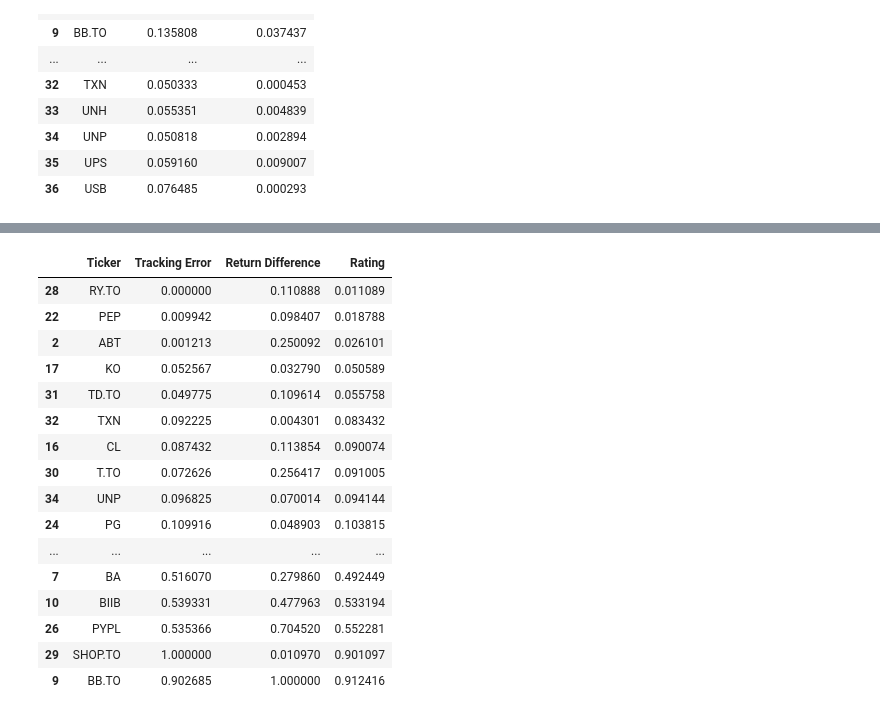
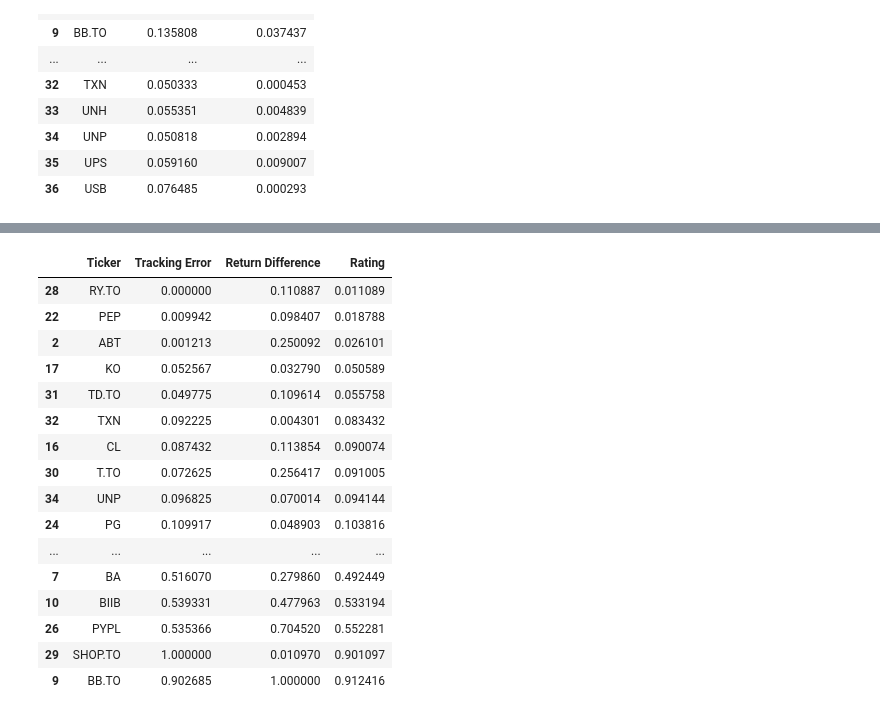
Before and after one commit to JiaxiZhao0927/CFM-Team-Project, a Jupyter notebook: teamProjectTester.ipynb, the cells around one changed output, grey strips where cells are left out. Cells and saved outputs as stored; diff of their text form; code cells hidden in the pictures.

```diff
--- a/teamProjectTester.ipynb
+++ b/teamProjectTester.ipynb
@@ -220,44 +223,43 @@ first
 # %%
 # Creating a function that sorts the stocks into 'ratings' based on their error and returns
 # A lower tracking error and lower deviation of returns should be prioritized
 # Sorts it from best to worst rating
 def stock_rating(df, weight_track, weight_return):
     rating = []
 
-    numstocks = len(df)
-    for i in range(numstocks):
-        df['Tracking Error'] = (df['Tracking Error'] - df['Tracking Error'].min()) / (df['Tracking Error'].max() - df['Tracking Error'].min())
-        df['Return Difference'] = (df['Return Difference'] - df['Return Difference'].min()) / (df['Return Difference'].max() - df['Return Difference'].min())
-        df['Rating'] = weight_track * df['Tracking Error'] + weight_return * df['Return Difference']
+    df['Tracking Error'] = (df['Tracking Error'] - df['Tracking Error'].min()) / (df['Tracking Error'].max() - df['Tracking Error'].min())
+    df['Return Difference'] = (df['Return Difference'] - df['Return Difference'].min()) / (df['Return Difference'].max() - df['Return Difference'].min())
+    df['Rating'] = weight_track * df['Tracking Error'] + weight_return * df['Return Difference']
+
 
     # Sort stocks from highest to lowest rating
     stocks_by_rating = df.sort_values(by='Rating')
 
     return stocks_by_rating
 
 first = stock_rating(error_return_df, 0.1, 0.9)
 # Testing the ratings when the tracking_error is weighted 0.3 and return difference is weighted 0.7
 second = stock_rating(error_return_df, 0.3, 0.7)
 # Testing the ratings when the tracking_error is weighted 0.5 and return difference is weighted 0.5
 third = stock_rating(error_return_df, 0.5, 0.5)
 # Testing the ratings when the tracking_error is weighted 0.7 and return difference is weighted 0.3
 fourth = stock_rating(error_return_df, 0.7, 0.3)
 # Testing the ratings when the weighting tracking_error is weighted 0.9 and return difference is weighted 0.1
 fifth = stock_rating(error_return_df, 0.9, 0.1)
 
 fifth
 # %% [output]
 |  | Ticker | Tracking Error | Return Difference | Rating |
-| 28 | RY.TO | 0.000000 | 0.110888 | 0.011089 |
+| 28 | RY.TO | 0.000000 | 0.110887 | 0.011089 |
 | 22 | PEP | 0.009942 | 0.098407 | 0.018788 |
 | 2 | ABT | 0.001213 | 0.250092 | 0.026101 |
 | 17 | KO | 0.052567 | 0.032790 | 0.050589 |
 | 31 | TD.TO | 0.049775 | 0.109614 | 0.055758 |
 | 32 | TXN | 0.092225 | 0.004301 | 0.083432 |
 | 16 | CL | 0.087432 | 0.113854 | 0.090074 |
-| 30 | T.TO | 0.072626 | 0.256417 | 0.091005 |
+| 30 | T.TO | 0.072625 | 0.256417 | 0.091005 |
 | 34 | UNP | 0.096825 | 0.070014 | 0.094144 |
-| 24 | PG | 0.109916 | 0.048903 | 0.103815 |
+| 24 | PG | 0.109917 | 0.048903 | 0.103816 |
 | ... | ... | ... | ... | ... |
 | 7 | BA | 0.516070 | 0.279860 | 0.492449 |
 | 10 | BIIB | 0.539331 | 0.477963 | 0.533194 |
```
Also changed, not shown: parts of 5 cells of this notebook.
